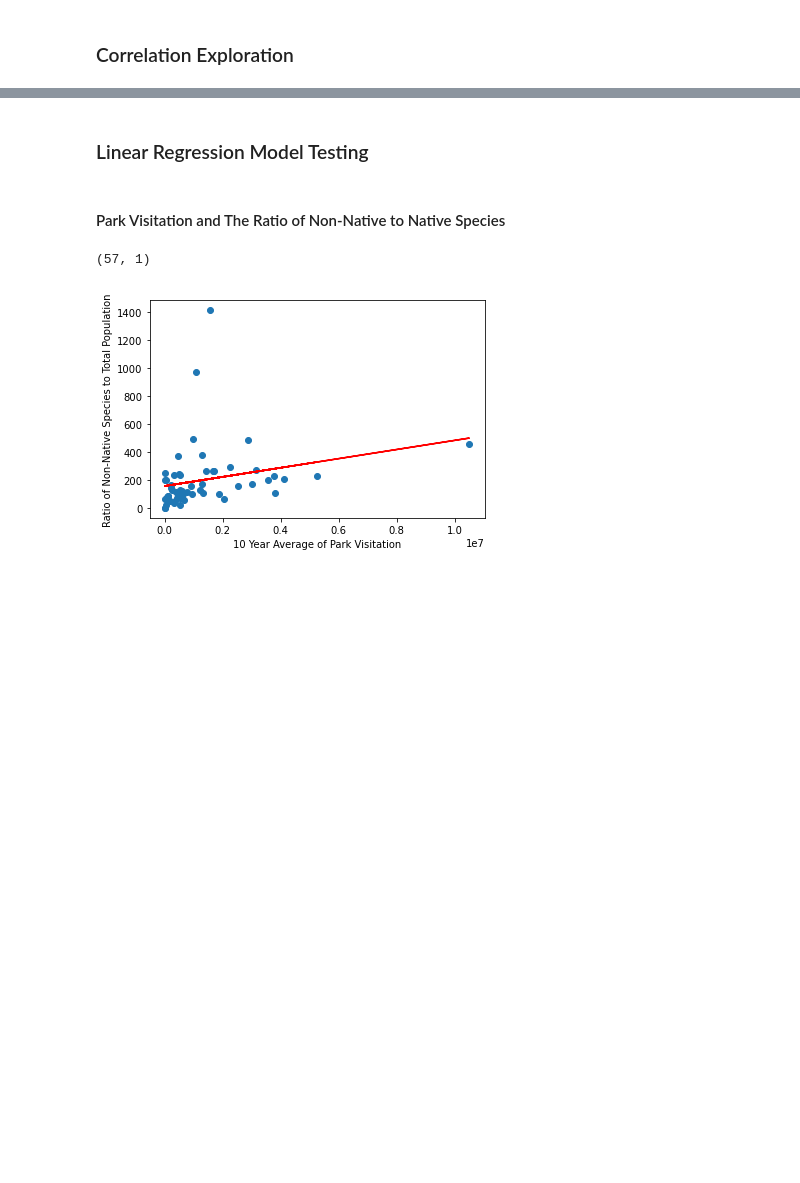
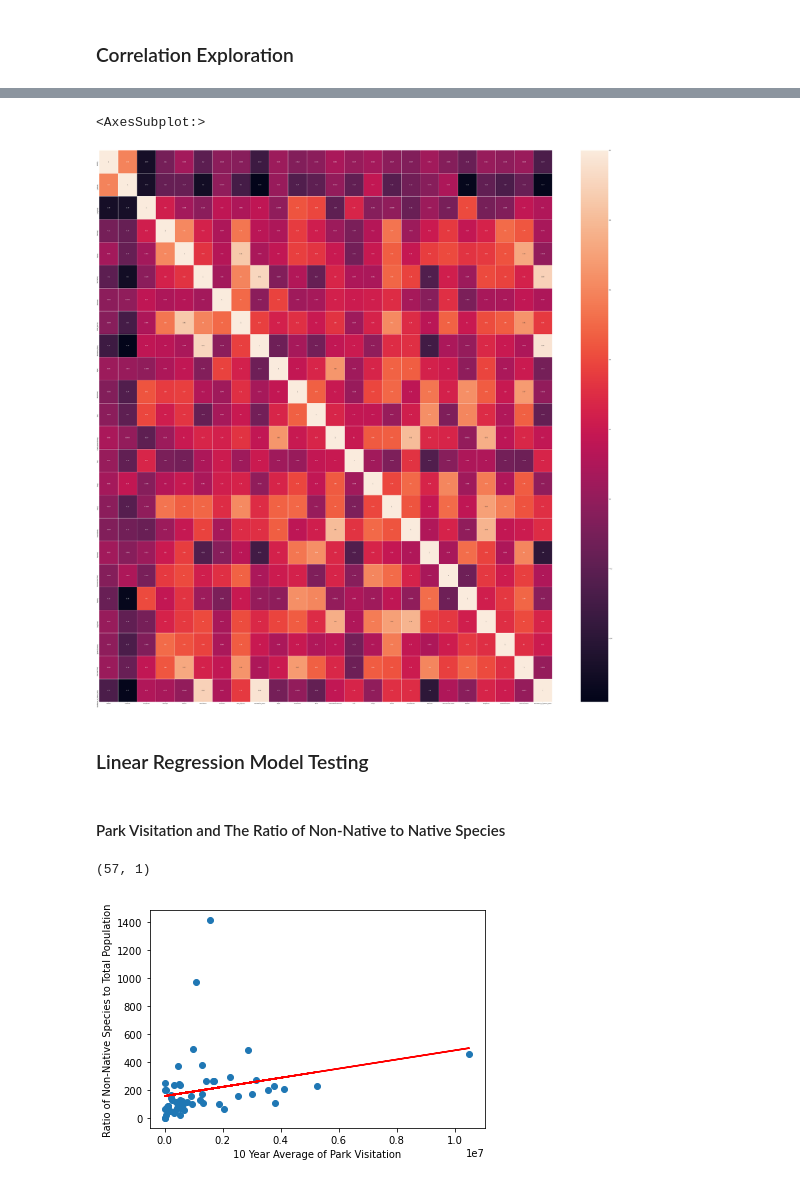
Before and after one commit to holleyvoegtle/Biodiversity_Analysis, a Jupyter notebook: machine-learning/Biodiversity_MachineLearning.ipynb, the cells around one changed output, grey strips where cells are left out. Drawn from its saved outputs; the diff is of its cells as text; code cells hidden in the pictures; blank space fills up the shorter version.

```diff
--- a/machine-learning/Biodiversity_MachineLearning.ipynb
+++ b/machine-learning/Biodiversity_MachineLearning.ipynb
@@ -593,3 +608,9 @@ biodiversity_clean_df.corr(method='pearson')
+# %%
+fig, ax = plt.subplots(figsize=(80,80))
+sns.heatmap(biodiversity_clean_df.corr(method='pearson'), annot=True, linewidths=.5, ax=ax)
+# %% [output]
+<AxesSubplot:>
+[figure, added]
 # %% [markdown]
 ### Linear Regression Model Testing
 # %% [markdown]
```
Also changed, not shown: parts of 49 cells of this notebook.
